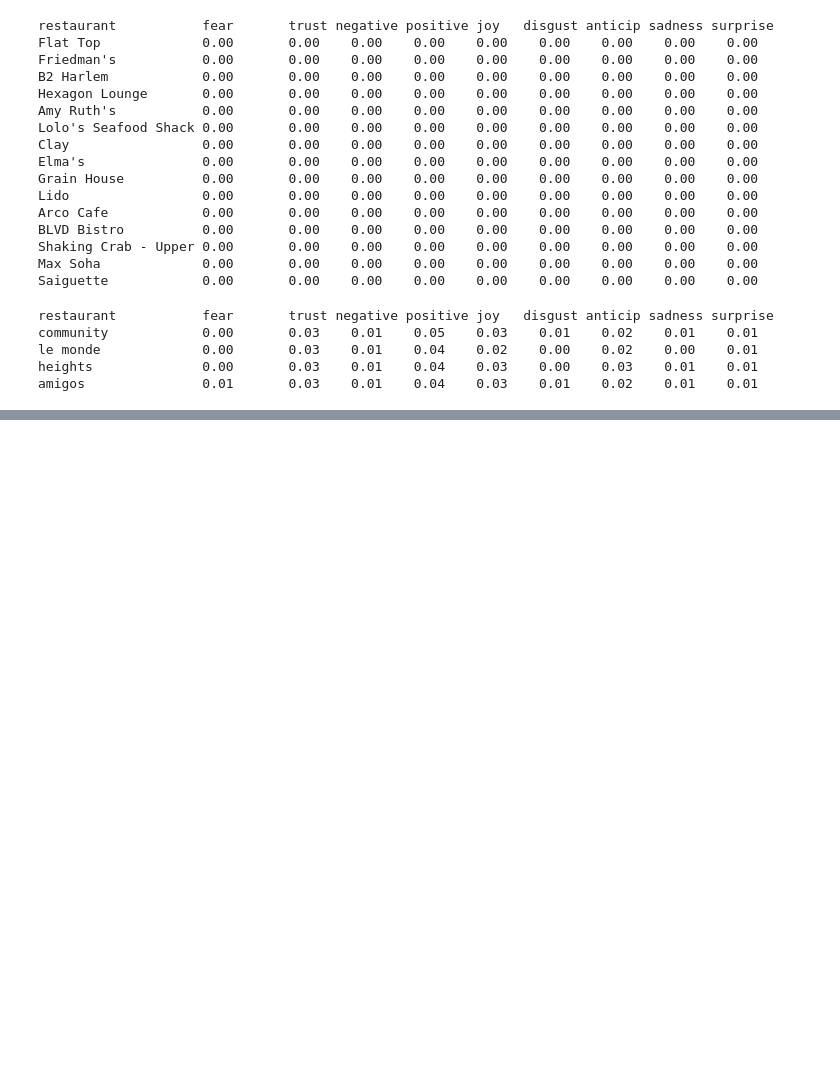
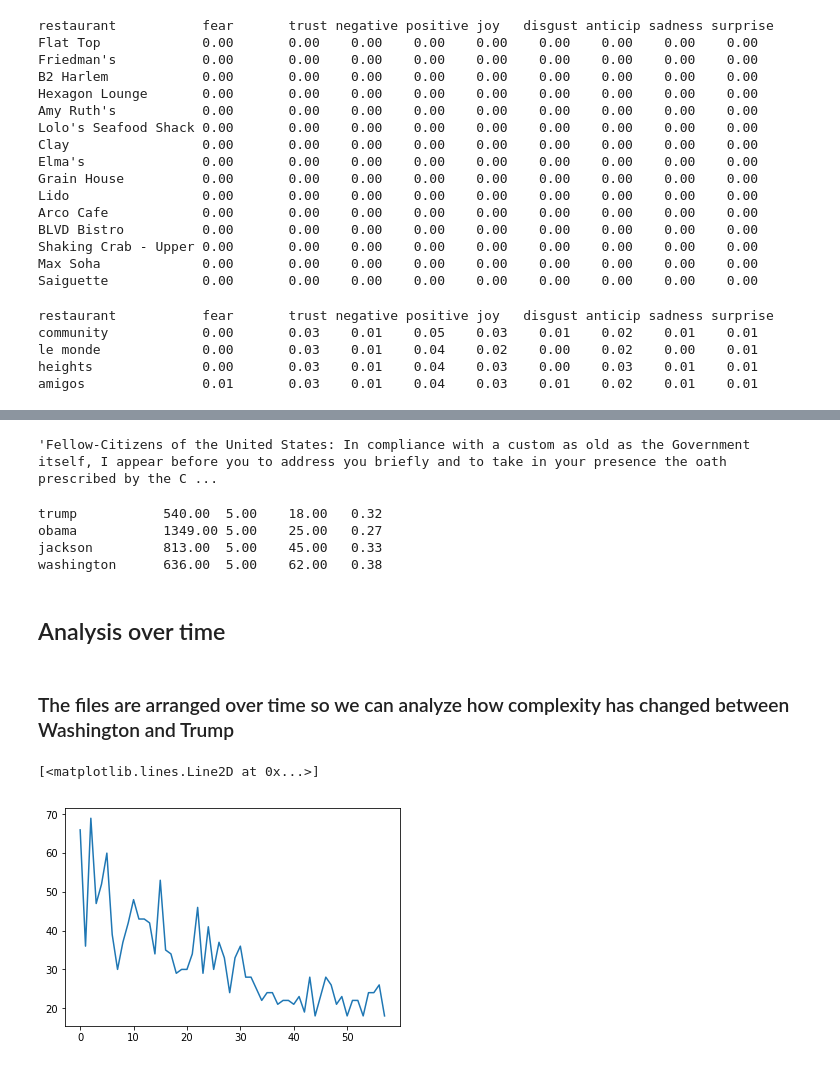
Before and after one commit to VSerpak/BAMM.101x-Analytics-in-Python, a Jupyter notebook: _Bamm_101_All_Notebooks/_7_BAMM_101_W_9_Working_With_Text.ipynb, the cells around one changed output, grey strips where cells are left out. Saved outputs shown, nothing was run; the diff lists cells and outputs as text; code cells hidden in the pictures; blank space fills up the shorter version.

```diff
--- a/_Bamm_101_All_Notebooks/_7_BAMM_101_W_9_Working_With_Text.ipynb
+++ b/_Bamm_101_All_Notebooks/_7_BAMM_101_W_9_Working_With_Text.ipynb
@@ -641,0 +652,4 @@ amigos               0.01       0.03    0.01    0.04    0.03    0.01    0.02
+# %%
+# Construct tokens (words/sentences) from the text
+text = le_monde_data.raw()
+text
@@ -641,0 +670,7 @@ amigos               0.01       0.03    0.01    0.04    0.03    0.01    0.02
+# %%
+num_chars = len(text)
+num_words = len(word_tokenize(text))
+num_sentences = len(sent_tokenize(text))
+
+vocab = {x.lower() for x in word_tokenize(text)}
+print(num_chars,int(num_chars/num_words),int(num_words/num_sentences),(len(vocab)/num_words))
@@ -641,0 +681,7 @@ amigos               0.01       0.03    0.01    0.04    0.03    0.01    0.02
+# %%
+def get_complexity(text):
+    num_chars = len(text)
+    num_words = len(word_tokenize(text))
+    num_sentences = len(sent_tokenize(text))
+    vocab = {x.lower() for x in word_tokenize(text)}
+    return len(vocab),int(num_chars/num_words),int(num_words/num_sentences),len(vocab)/num_words
@@ -641,0 +797,31 @@ amigos               0.01       0.03    0.01    0.04    0.03    0.01    0.02
+# %%
+inaugural.raw('1861-Lincoln.txt')
+# %% [output]
+'Fellow-Citizens of the United States: In compliance with a custom as old as the Government itself, I appear before you to address you briefly and to take in your presence the oath prescribed by the C ...
+# %%
+texts = [('trump',inaugural.raw('2017-Trump.txt')),
+         ('obama',inaugural.raw('2009-Obama.txt')+inaugural.raw('2013-Obama.txt')),
+         ('jackson',inaugural.raw('1829-Jackson.txt')+inaugural.raw('1833-Jackson.txt')),
+         ('washington',inaugural.raw('1789-Washington.txt')+inaugural.raw('1793-Washington.txt'))]
+for text in texts:
+    (vocab,word_size,sent_size,vocab_to_text) = get_complexity(text[1])
+    print("{0:15s}\t{1:1.2f}\t{2:1.2f}\t{3:1.2f}\t{4:1.2f}".
+          format(text[0],vocab,word_size,sent_size,vocab_to_text))
+# %% [output]
+trump           540.00  5.00    18.00   0.32
+obama           1349.00 5.00    25.00   0.27
+jackson         813.00  5.00    45.00   0.33
+washington      636.00  5.00    62.00   0.38
+# %% [markdown]
+<h2>Analysis over time</h2>
+# %% [markdown]
+<h3>The files are arranged over time so we can analyze how complexity has changed between Washington and Trump</h3>
+# %%
+from nltk.corpus import inaugural
+sentence_lengths = list()
+for fileid in inaugural.fileids():
+    sentence_lengths.append(get_complexity(' '.join(inaugural.words(fileid)))[2])
+plt.plot(sentence_lengths)
+# %% [output]
+[<matplotlib.lines.Line2D at 0x...>]
+[figure, added]
```
Also changed, not shown: parts of 28 cells of this notebook, 6 other files.
